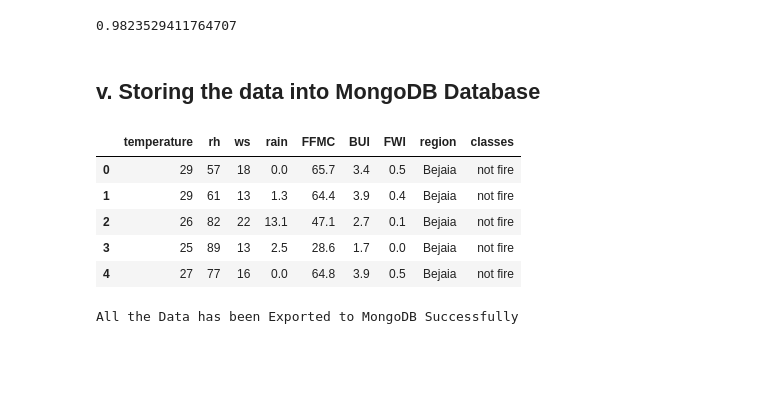
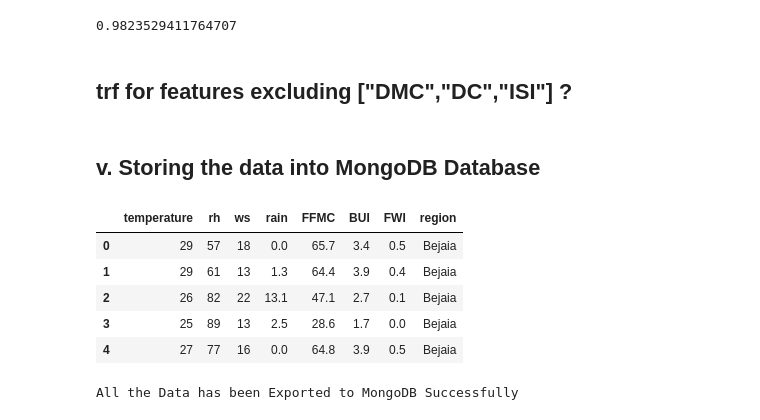
Before and after one commit to sreeman-11021996/Algeria_Forest_Fire_Predictor, a Jupyter notebook: Forest Fires part 2 - Model Building.ipynb, the cells around one changed output. Drawn from its saved outputs; the diff is of its cells as text; code cells hidden in the pictures; blank space fills up the shorter version.

```diff
--- a/Forest Fires part 2 - Model Building.ipynb
+++ b/Forest Fires part 2 - Model Building.ipynb
@@ -425,3 +435,5 @@ score_ada.mean()
 # Create a .pkl model
 import pickle
 pickle.dump(ada_grid, open("model_new_aff.pkl","wb"))
+# %% [markdown]
+##  trf for features excluding ["DMC","DC","ISI"] ?
@@ -429,15 +443,15 @@ pickle.dump(ada_grid, open("model_new_aff.pkl","wb"))
 ## v. Storing the data into MongoDB Database
 # %%
 df_store = X.drop(labels=del_feat,axis=1)
-df_store["classes"] = y
+#df_store["classes"] = y
 df_store.head()
 # %% [output]
-|  | temperature | rh | ws | rain | FFMC | BUI | FWI | region | classes |
-| 0 | 29 | 57 | 18 | 0.0 | 65.7 | 3.4 | 0.5 | Bejaia | not fire |
-| 1 | 29 | 61 | 13 | 1.3 | 64.4 | 3.9 | 0.4 | Bejaia | not fire |
-| 2 | 26 | 82 | 22 | 13.1 | 47.1 | 2.7 | 0.1 | Bejaia | not fire |
-| 3 | 25 | 89 | 13 | 2.5 | 28.6 | 1.7 | 0.0 | Bejaia | not fire |
-| 4 | 27 | 77 | 16 | 0.0 | 64.8 | 3.9 | 0.5 | Bejaia | not fire |
+|  | temperature | rh | ws | rain | FFMC | BUI | FWI | region |
+| 0 | 29 | 57 | 18 | 0.0 | 65.7 | 3.4 | 0.5 | Bejaia |
+| 1 | 29 | 61 | 13 | 1.3 | 64.4 | 3.9 | 0.4 | Bejaia |
+| 2 | 26 | 82 | 22 | 13.1 | 47.1 | 2.7 | 0.1 | Bejaia |
+| 3 | 25 | 89 | 13 | 2.5 | 28.6 | 1.7 | 0.0 | Bejaia |
+| 4 | 27 | 77 | 16 | 0.0 | 64.8 | 3.9 | 0.5 | Bejaia |
 # %%
 coll2 = db["Clean_data_forest_fire_trunc"]
 # Insert DataFrame
```
Also changed, not shown: parts of 3 cells of this notebook.
